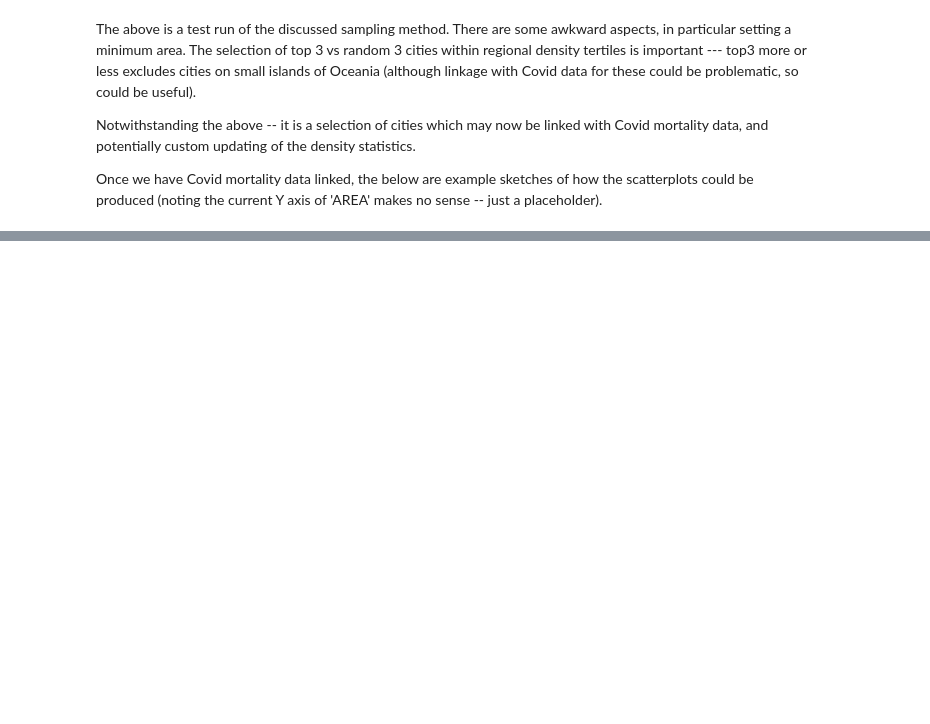
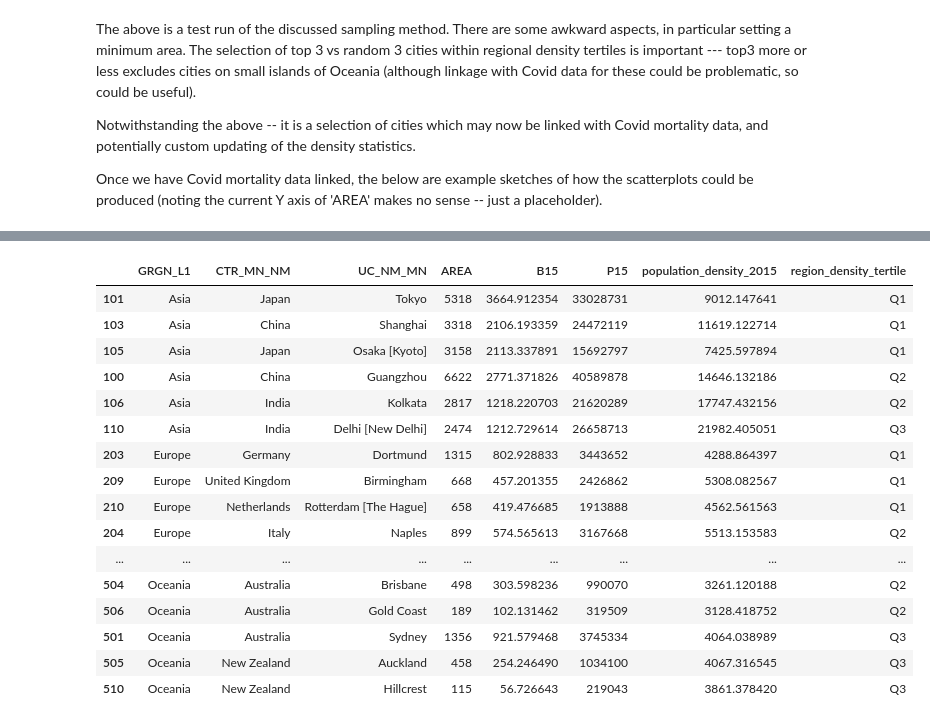
Before and after one commit to carlhiggs/urban_density_covid_linkage, a Jupyter notebook: Population and region data linkage.ipynb, the cells around one changed output, grey strips where cells are left out. Cells and saved outputs as stored; diff of their text form; code cells hidden in the pictures; blank space fills up the shorter version.

```diff
--- a/Population and region data linkage.ipynb
+++ b/Population and region data linkage.ipynb
@@ -136,0 +139,7 @@ sample.to_csv('GHS - sampled_city_population_density_tertiles_by_region.csv', en
+# %%
+# Read in JHU data from
+# https://raw.githubusercontent.com/CSSEGISandData/COVID-19/master/csse_covid_19_data/csse_covid_19_daily_reports/08-13-2022.csv
+# and print summary of cities by country
+df = pd.read_csv('./covid-data/JHU - CSSEGISandData- COVID19 - 08-13-2022.csv')
+df = df.loc[~(df['Province_State'].isna())]
+df.groupby(['Country_Region'])['Province_State'].count()
@@ -136,0 +176,22 @@ sample.to_csv('GHS - sampled_city_population_density_tertiles_by_region.csv', en
+# %%
+# the following cities are in country's with cities present in the JHU data, so at least some could be expected to match
+# and may require a similarity match
+sample[sample['CTR_MN_NM'].isin(df['Country_Region'])]
+# %% [output]
+|  | GRGN_L1 | CTR_MN_NM | UC_NM_MN | AREA | B15 | P15 | population_density_2015 | region_density_tertile |
+| 101 | Asia | Japan | Tokyo | 5318 | 3664.912354 | 33028731 | 9012.147641 | Q1 |
+| 103 | Asia | China | Shanghai | 3318 | 2106.193359 | 24472119 | 11619.122714 | Q1 |
+| 105 | Asia | Japan | Osaka [Kyoto] | 3158 | 2113.337891 | 15692797 | 7425.597894 | Q1 |
+| 100 | Asia | China | Guangzhou | 6622 | 2771.371826 | 40589878 | 14646.132186 | Q2 |
+| 106 | Asia | India | Kolkata | 2817 | 1218.220703 | 21620289 | 17747.432156 | Q2 |
+| 110 | Asia | India | Delhi [New Delhi] | 2474 | 1212.729614 | 26658713 | 21982.405051 | Q3 |
+| 203 | Europe | Germany | Dortmund | 1315 | 802.928833 | 3443652 | 4288.864397 | Q1 |
+| 209 | Europe | United Kingdom | Birmingham | 668 | 457.201355 | 2426862 | 5308.082567 | Q1 |
+| 210 | Europe | Netherlands | Rotterdam [The Hague] | 658 | 419.476685 | 1913888 | 4562.561563 | Q1 |
+| 204 | Europe | Italy | Naples | 899 | 574.565613 | 3167668 | 5513.153583 | Q2 |
+| ... | ... | ... | ... | ... | ... | ... | ... | ... |
+| 504 | Oceania | Australia | Brisbane | 498 | 303.598236 | 990070 | 3261.120188 | Q2 |
+| 506 | Oceania | Australia | Gold Coast | 189 | 102.131462 | 319509 | 3128.418752 | Q2 |
+| 501 | Oceania | Australia | Sydney | 1356 | 921.579468 | 3745334 | 4064.038989 | Q3 |
+| 505 | Oceania | New Zealand | Auckland | 458 | 254.246490 | 1034100 | 4067.316545 | Q3 |
+| 510 | Oceania | New Zealand | Hillcrest | 115 | 56.726643 | 219043 | 3861.378420 | Q3 |
```
Also changed, not shown: parts of 10 cells of this notebook.
